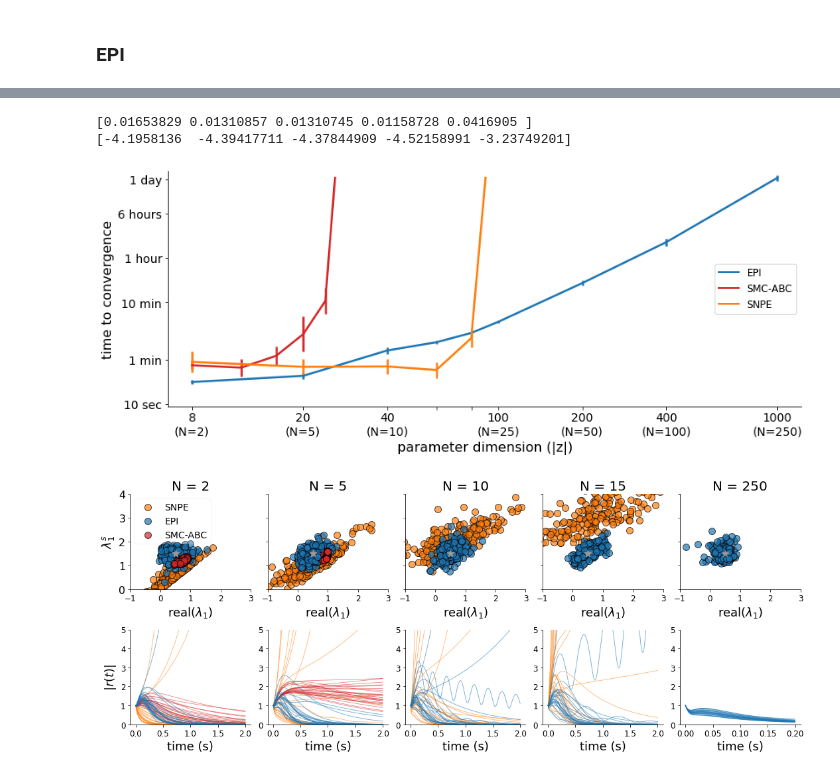
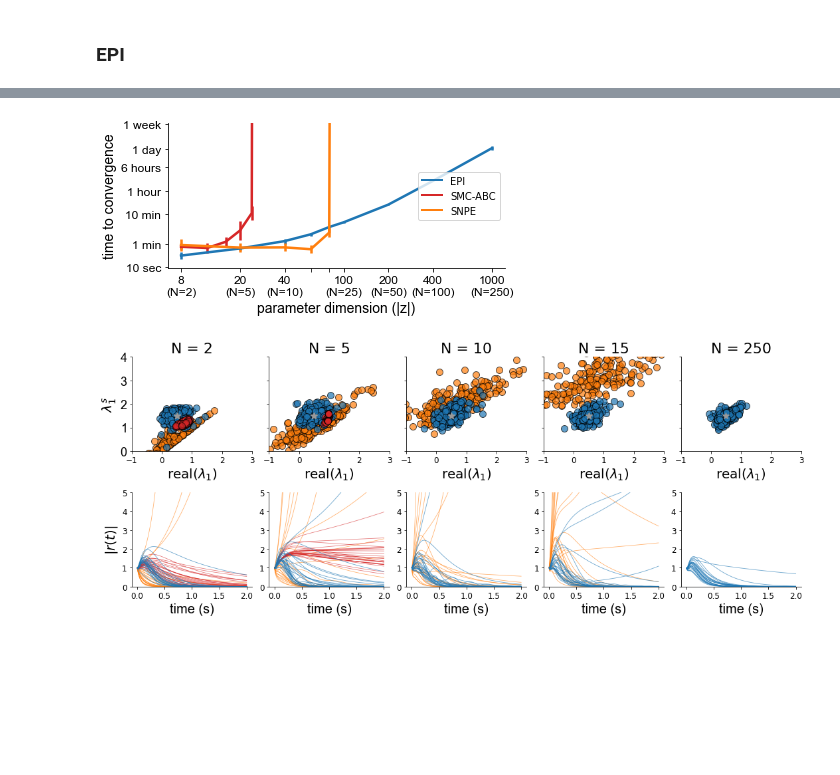
Before and after one commit to cunningham-lab/epi, a Jupyter notebook: notebooks/stab_amp/AnalyzeStableAmp.ipynb, the cells around one changed output, grey strips where cells are left out. Drawn from its saved outputs; the diff is of its cells as text; code cells hidden in the pictures; blank space fills up the shorter version.

```diff
--- a/notebooks/stab_amp/AnalyzeStableAmp.ipynb
+++ b/notebooks/stab_amp/AnalyzeStableAmp.ipynb
@@ -28,7 +26,7 @@ matplotlib.rcParams['axes.labelsize'] = 12
 
 DTYPE = np.float32
 
-figdir = "/Users/seanbittner/Documents/epi/written/scaling/figs/"
+figdir = "/Users/sbittner/Documents/epi/written/eLifeRevision/figures/fig4/"
 # %%
 def plot_SNPEC_opt(logs, trn_datasets, posteriors, ax=None):
     if ax is None:
@@ -64,7 +62,7 @@ def Jeigs(params):
     Js_eig_max = np.max(Js_eigs, axis=0)
 
     # Take eig of low rank similar mat
-    Jr = np.matmul(np.transpose(V), U) + 0.0001*np.eye(2)
+    Jr = np.matmul(np.transpose(V), U) + 0.01*np.eye(2)
     Jr_tr = np.trace(Jr)
     sqrt_term = np.square(Jr_tr) + -4.*np.linalg.det(Jr)
     J_eig_realmax = 0.5 * Jr_tr
@@ -481,7 +479,7 @@ def stable_amplification_r2(U, V):
     Js_eig_max = tf.reduce_max(Js_eigs, axis=1)
 
     # Take eig of low rank similar mat
-    Jr = tf.matmul(tf.transpose(V, [0,2,1]), U) + 0.0001*tf.eye(2)[None,:,:]
+    Jr = tf.matmul(tf.transpose(V, [0,2,1]), U) + 0.01*tf.eye(2)[None,:,:]
     Jr_tr = tf.linalg.trace(Jr)
     maybe_complex_term = tf.complex(tf.square(Jr_tr) + -4.*tf.linalg.det(Jr), 0.)
     J_eig_realmax = 0.5 * (Jr_tr + tf.math.real(tf.sqrt(maybe_complex_term)))
@@ -494,6 +492,8 @@ model.set_eps(stable_amplification_r2)
 epi_df = model.get_epi_df()
 
 epi_df['N'] = [row['init']['mu'].shape[0]//4 for i, row in epi_df.iterrows()]
+epi_df['beta'] = [row['AL_hps']['beta'] for i, row in epi_df.iterrows()]
+epi_df['M'] = [row['AL_hps']['N'] for i, row in epi_df.iterrows()]
 epi_df['rs'] = [row['arch']['random_seed'] for i, row in epi_df.iterrows()]
 epi_df['Rnorm'] = [np.linalg.norm([row['R%d' % j] for j in range(1,5)])
                    for i, row in epi_df.iterrows()]
@@ -503,6 +503,7 @@ epi_log_probs = []
 epi_times = []
 epi_T_xs = []
 N_epis = [2,5,10,15,20,25,50,100,250]
+#N_epis = [250]
 rs = [1,2,3,4,5]
 Mz = 1000
 for i, N in enumerate(N_epis):
@@ -531,7 +532,7 @@ for i, N in enumerate(N_epis):
         Js_eig_max = tf.reduce_max(Js_eigs, axis=1)
 
         # Take eig of low rank similar mat
-        Jr = tf.matmul(tf.transpose(V, [0,2,1]), U) + 0.0001*tf.eye(2)[None,:,:]
+        Jr = tf.matmul(tf.transpose(V, [0,2,1]), U) + 0.01*tf.eye(2)[None,:,:]
         Jr_tr = tf.linalg.trace(Jr)
         maybe_complex_term = tf.complex(tf.square(Jr_tr) + -4.*tf.linalg.det(Jr), 0.)
         J_eig_realmax = 0.5 * (Jr_tr + tf.math.real(tf.sqrt(maybe_complex_term)))
@@ -546,7 +547,8 @@ for i, N in enumerate(N_epis):
     _epi_T_xs = []
     _epi_times = []
     for _rs in rs:
-        row_ind = (epi_df['converged']==True) & (epi_df['N']==N) & (epi_df['rs']==_rs)
+        row_ind = (epi_df['converged']==True) & (epi_df['N']==N) & (epi_df['M']==100) \
+                & (epi_df['rs']==_rs) & (epi_df['beta']==4.)
         if row_ind.sum() == 0:
             _epi_times.append(np.nan)
             _epi_zs.append(np.nan*np.ones((Mz,4*N)))
@@ -612,11 +619,5 @@ Instructions for updating:
-# %%
-print(snpe_time_mean)
-print(snpe_time_log_mean)
-# %% [output]
-[0.01653829 0.01310857 0.01310745 0.01158728 0.0416905 ]
-[-4.1958136  -4.39417711 -4.37844909 -4.52158991 -3.23749201]
 # %%
-fig, ax = plt.subplots(1,1,figsize=(12,5))
+fig, ax = plt.subplots(1,1,figsize=(6,3))
 
 all_Ns = [2,5,10,15,20,25,50,100,250]
 N_xs = [2, 5, 10, 25, 50, 100, 250]
@@ -628,53 +629,50 @@ xtick_labels = ["%d\n(N=%d)" % (D,D//4) if ((D//4) in N_xs) else ''
 D_smcs = [4*N for N in N_smcs]
 D_snpes = [4*N for N in N_snpes]
 D_epis = [4*N for N in N_epis]
-yticks = np.log([1/360., 1/60., 1/6., 1., 6., 24.])
-ytick_labels = ["10 sec", "1 min", "10 min", "1 hour", "6 hours", "1 day"]
+yticks = np.log([1/360., 1/60., 1/6., 1., 6., 24., 7*24.])
+ytick_labels = ["10 sec", "1 min", "10 min", "1 hour", "6 hours", "1 day", "1 week"]
 
 colors = sns.color_palette()
 lw = 2.5
-fontsize = 16
+fontsize = 14
 
 # add failure extensions
 D_smcs.append(26)
-_smc_time_log_mean = np.concatenate((smc_time_log_mean, np.array([epi_time_log_mean[-1]])))
+_smc_time_log_mean = np.concatenate((smc_time_log_mean, np.array([7*24.]))) #np.array([epi_time_log_mean[-1]])))
 _smc_time_log_std = np.concatenate((smc_time_log_std, np.array([0.])))
 D_snpes.append(90)
-_snpe_time_log_mean = np.concatenate((snpe_time_log_mean, np.array([epi_time_log_mean[-1]])))
+_snpe_time_log_mean = np.concatenate((snpe_time_log_mean, np.array([7*24.])))#np.array([epi_time_log_mean[-1]])))
 _snpe_time_log_std = np.concatenate((snpe_time_log_std, np.array([0.])))
 
 ax.plot([0,0],[0,0], '-', c=colors[0], label='EPI')
 ax.plot([0,0],[0,0], '-', c=colors[3], label='SMC-ABC')
 ax.plot([0,0],[0,0], '-', c=colors[1], label='SNPE')
 ax.errorbar(x=np.log(D_epis), y=epi_time_log_mean, yerr=epi_time_log_std,
             color=colors[0], ecolor=colors[0], lw=lw)
 ax.errorbar(x=np.log(D_smcs), y=_smc_time_log_mean, yerr=_smc_time_log_std,
             color=colors[3], ecolor=colors[3], lw=lw)
 ax.errorbar(x=np.log(D_snpes), y=_snpe_time_log_mean, yerr=_snpe_time_log_std,
             color=colors[1], ecolor=colors[1], lw=lw)
 
 ax.set_xticks(xticks)
-ax.set_xticklabels(xtick_labels, fontsize=fontsize-2)
+ax.set_xticklabels(xtick_labels, fontname="Arial", fontsize=fontsize-2)
 ax.set_yticks(yticks)
-ax.set_yticklabels(ytick_labels, fontsize=fontsize-2)
+ax.set_yticklabels(ytick_labels, fontname="Arial", fontsize=fontsize-2)
 
-ax.set_xlabel('parameter dimension (|z|)', fontsize=fontsize)
-ax.set_ylabel('time to convergence', fontsize=fontsize)
+ax.set_xlabel('parameter dimension (|z|)', fontname="Arial", fontsize=fontsize)
+ax.set_ylabel('time to convergence', fontname="Arial", fontsize=fontsize)
 
 xbuf = 0.2
 ybuf = 0.1
 ax.set_xlim(np.log(8.)-xbuf, np.log(1000.)+xbuf)
-ax.set_ylim([np.min(np.log(1./360.))-ybuf, np.log(30.)+ybuf])
+ax.set_ylim([np.min(np.log(1./360.))-ybuf, np.log(7*24.)+ybuf])
 ax.legend(fontsize=fontsize-4, loc=5)
 plt.tight_layout()
 plt.savefig(os.path.join(figdir, "EPI_both.png"))
 plt.show()
 # %% [output]
-[figure, old version]
+[figure, new version]
 # %%
-import scipy
-
-
 def eig_scatter(T_x, c='k', ax=None, label=None):
     alpha = 0.7
     grayval = 0.6
@@ -721,7 +719,7 @@ n_traces = 25
 lw = .8
 alpha = .6
 yticks = [0,1,2,3,4]
-fontsize=18
+fontsize=20
 fig, axs = plt.subplots(2,num_cols,figsize=(3*num_cols,6))
 for i, N in enumerate(N_plot_eigs):
     ax = axs[0][i]
@@ -740,7 +738,6 @@ for i, N in enumerate(N_plot_eigs):
         ind = 1 if not N==100 else 0
         if N==250:
             ind = 0
-            t = np.linspace(0,0.2,201)
         z_epi = epi_zs[N_epis.index(N)][ind][:n_plot,:]
         T_x_epi = epi_T_xs[N_epis.index(N),ind][:n_plot,:]
         r_t_epi = sim_r2RNN(z_epi, N, n_traces, t)
@@ -758,9 +755,9 @@ for i, N in enumerate(N_plot_eigs):
     ax.set_ylim([0, 4])
     ax.set_yticks(yticks)
     if (i==0):
-        ax.set_ylabel(r'$\lambda^s_1$', fontsize=fontsize)
-        ax.set_yticklabels(yticks, fontsize=(fontsize-2))
-        ax.legend(fontsize=(fontsize-4), framealpha=0.2, loc=2)
+        ax.set_ylabel(r'$\lambda^s_1$', fontname="Arial", fontsize=fontsize)
+        ax.set_yticklabels(yticks, fontname="Arial", fontsize=(fontsize-2))
+        #ax.legend(fontsize=(fontsize-2), framealpha=0.2, loc=2)
     else:
         ax.set_yticklabels(len(yticks)*[''])
     ax.set_xlabel(r'real($\lambda_1$)', fontsize=fontsize)
@@ -774,14 +771,14 @@ for i, N in enumerate(N_plot_eigs):
     if r_t_epi is not None:
         ax.plot(t, r_t_epi.T, c=colors[0], lw=lw+.1, alpha=alpha)
     if i==0:
-        ax.set_ylabel(r'$|r(t)|$', fontsize=fontsize)
-    ax.set_xlabel('time (s)', fontsize=fontsize)
+        ax.set_ylabel(r'$|r(t)|$', fontname="Arial", fontsize=fontsize)
+    ax.set_xlabel('time (s)', fontname="Arial", fontsize=fontsize)
     ax.set_ylim([0,5])
 plt.tight_layout()
 plt.savefig(os.path.join(figdir, "EPI_scaling3.png"))
 plt.show()
 # %% [output]
-[figure, old version]
+[figure, new version]
 # %%
 def regime_breakdown(T_x, c='k'):
     total = T_x.shape[0]
```
Also changed, not shown: parts of 4 cells of this notebook.
